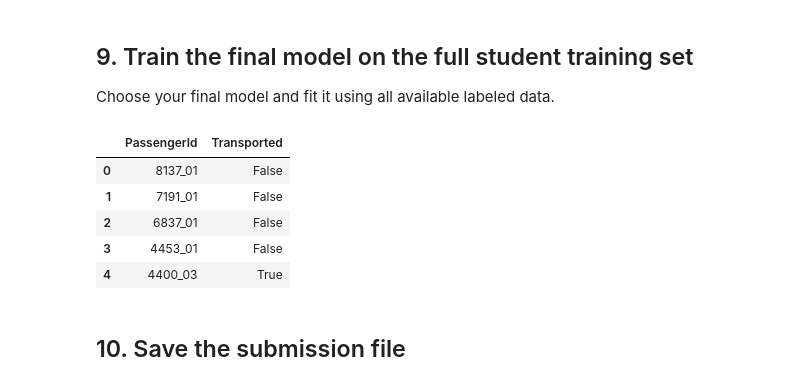
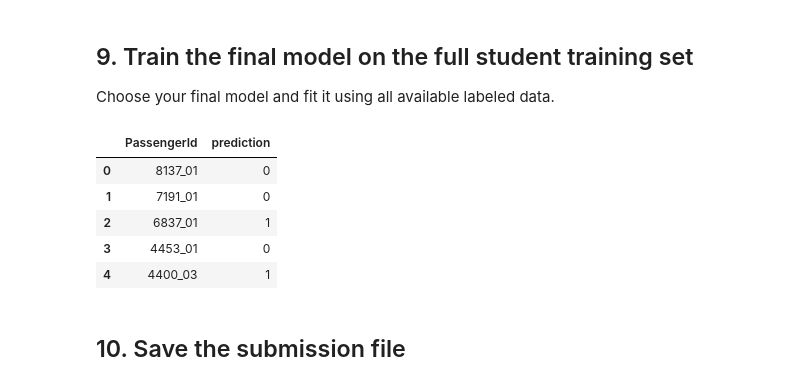
Before and after one commit to CristopherWallau/DataScience-I, a Jupyter notebook: lab06/lab06.ipynb, the cells around one changed output. Drawn from its saved outputs; the diff is of its cells as text; code cells hidden in the pictures.

```diff
--- a/lab06/lab06.ipynb
+++ b/lab06/lab06.ipynb
@@ -215,7 +250,7 @@ train_df['Surname'] = train_df['Name'].str.split(' ').str[-1]
 
 amenities = ['RoomService', 'FoodCourt', 'ShoppingMall', 'Spa', 'VRDeck']
 # Fill NAs with 0 just for the sum calculation
-train_df['TotalSpend'] = train_df[amenities].fillna(0).sum(axis=1)
+#train_df['TotalSpend'] = train_df[amenities].fillna(0).sum(axis=1)
 
 # Calculate how many people share the same Group ID
 group_counts = train_df['Group'].value_counts()
@@ -233,7 +268,8 @@ train_df['AgeGroup'] = pd.cut(
 )
 
 # Create a binary flag for passengers who spent absolutely nothing
-train_df['ZeroSpend'] = (train_df['TotalSpend'] == 0).astype(float)
+#train_df['ZeroSpend'] = (train_df['TotalSpend'] == 0).astype(float)
 
 # Removing columns that won't be used for training
 train_df.drop(['PassengerId', 'Name', 'Cabin'], axis=1, inplace=True)
+train_df.head()
@@ -354,12 +395,17 @@ Please also refer to the documentation for alternative solver options:
 
 Try at least one stronger model and compare the result.
 # %%
+from xgboost import XGBClassifier
+
+
 improved_model = Pipeline(steps=[
     ("preprocessor", preprocessor),
-    ("model", RandomForestClassifier(
-        n_estimators=300,
-        random_state=42,
-        n_jobs=-1
+    ("model",   XGBClassifier(subsample=0.7,
+    n_estimators=1500,
+    min_child_weight=1,
+    max_depth=3,
+    learning_rate=0.03,
+    colsample_bytree=0.8
     ))
 ])
 
@@ -431,26 +477,26 @@ test_df.drop(['PassengerId', 'Name', 'Cabin'], axis=1, inplace=True)
 # %%
 final_model = improved_model  # change if needed
 
 # Fit on the entire training dataset
 final_model.fit(X, y)
 
 # Predict on the properly formatted test set
 test_predictions = final_model.predict(test_df)
 
 # Create the submission file using test_ids!
 submission = pd.DataFrame({
     id_col: test_ids,
-    "Transported": test_predictions # Make sure the target name matches Kaggle's expected format
+    "prediction": test_predictions # Make sure the target name matches Kaggle's expected format
 })
 
 submission.head()
 # %% [output]
-|  | PassengerId | Transported |
-| 0 | 8137_01 | False |
-| 1 | 7191_01 | False |
-| 2 | 6837_01 | False |
-| 3 | 4453_01 | False |
-| 4 | 4400_03 | True |
+|  | PassengerId | prediction |
+| 0 | 8137_01 | 0 |
+| 1 | 7191_01 | 0 |
+| 2 | 6837_01 | 1 |
+| 3 | 4453_01 | 0 |
+| 4 | 4400_03 | 1 |
 # %% [markdown]
 ## 10. Save the submission file
 # %%
```
Also changed, not shown: parts of 13 cells of this notebook, 1 other file.
